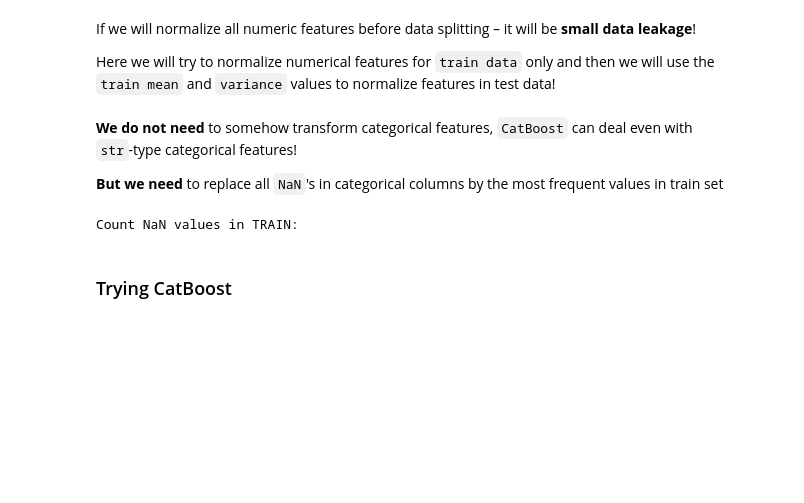
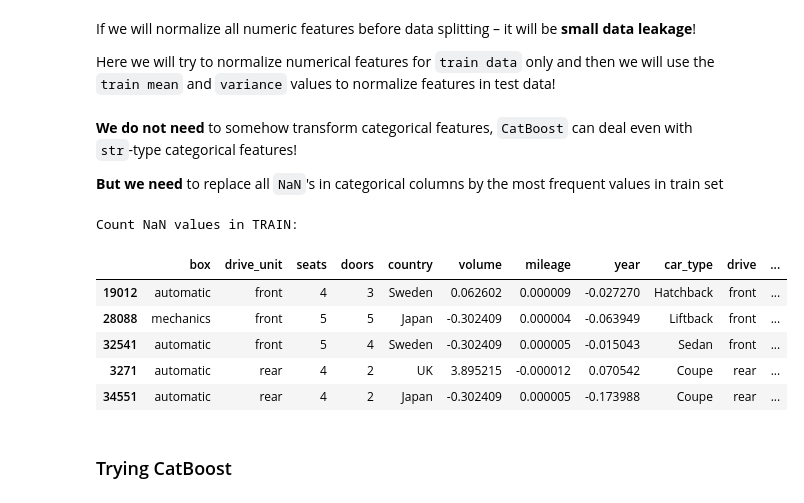
Before and after one commit to Den4S/mini-projects, a Jupyter notebook: itmo_ml-course-24/hw02-project/catboost.ipynb, the cells around one changed output. Drawn from its saved outputs; the diff is of its cells as text; code cells hidden in the pictures; blank space fills up the shorter version.

```diff
--- a/itmo_ml-course-24/hw02-project/catboost.ipynb
+++ b/itmo_ml-course-24/hw02-project/catboost.ipynb
@@ -149,6 +178,15 @@ for column_name in X_train.columns:  # count nan values by columns
             print('\t(num)')
 # %% [output]
 Count NaN values in TRAIN:
+# %%
+X_train.head()
+# %% [output]
+|  | box | drive_unit | seats | doors | country | volume | mileage | year | car_type | drive | ... |
+| 19012 | automatic | front | 4 | 3 | Sweden | 0.062602 | 0.000009 | -0.027270 | Hatchback | front | ... |
+| 28088 | mechanics | front | 5 | 5 | Japan | -0.302409 | 0.000004 | -0.063949 | Liftback | front | ... |
+| 32541 | automatic | front | 5 | 4 | Sweden | -0.302409 | 0.000005 | -0.015043 | Sedan | front | ... |
+| 3271 | automatic | rear | 4 | 2 | UK | 3.895215 | -0.000012 | 0.070542 | Coupe | rear | ... |
+| 34551 | automatic | rear | 4 | 2 | Japan | -0.302409 | 0.000005 | -0.173988 | Coupe | rear | ... |
 # %% [markdown]
 ### Trying CatBoost
 # %%
```
Also changed, not shown: parts of 9 cells of this notebook.
